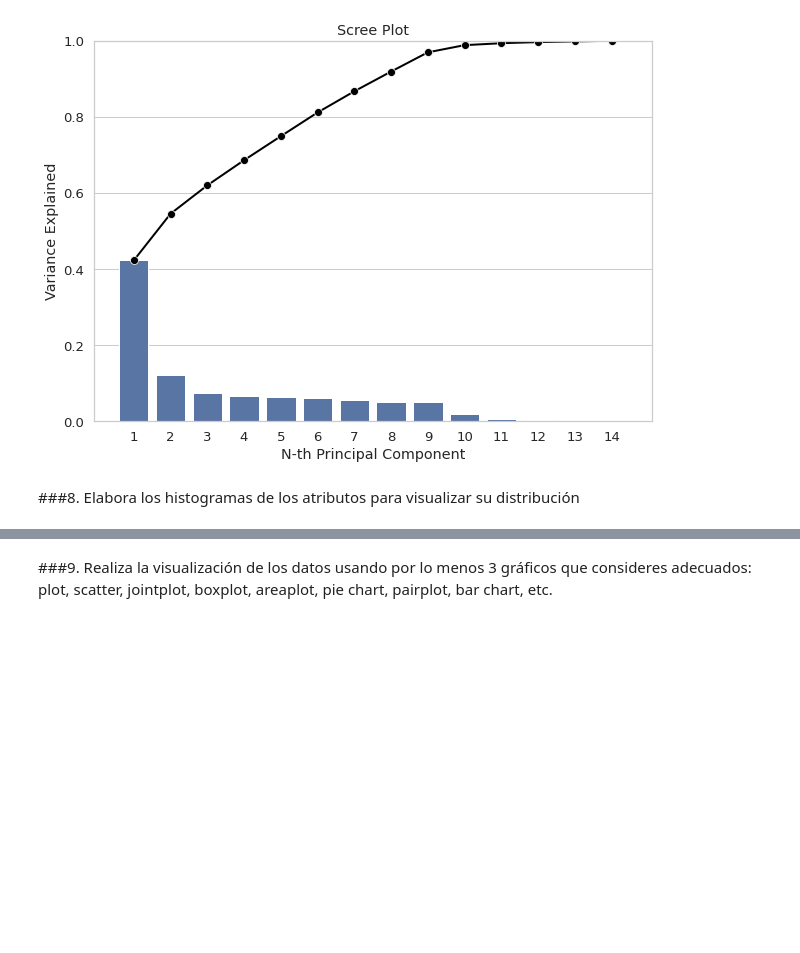
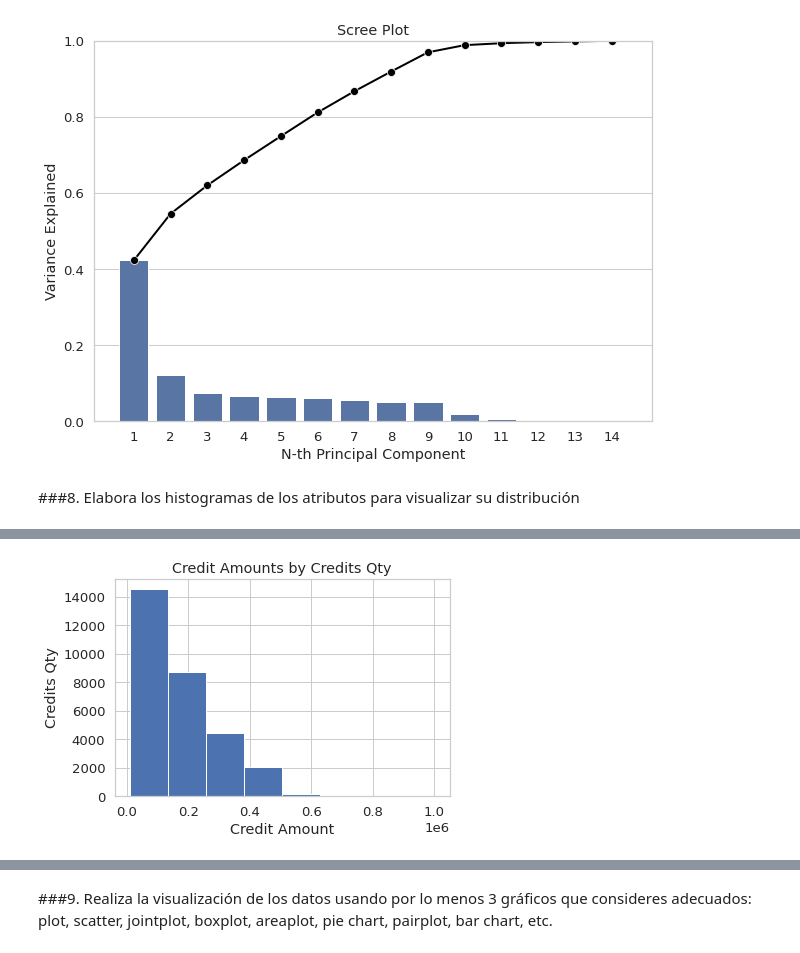
Before and after one commit to PosgradoMNA/actividades-de-aprendizaje-jeesperon, a Jupyter notebook: Act_Sem6_visualización_a01372413.ipynb, the cells around one changed output, grey strips where cells are left out. Cells and saved outputs as stored; diff of their text form; code cells hidden in the pictures; blank space fills up the shorter version.

```diff
--- a/Act_Sem6_visualización_a01372413.ipynb
+++ b/Act_Sem6_visualización_a01372413.ipynb
@@ -286,0 +298,11 @@ plt.show()
+# %%
+fig,ax = plt.subplots(1,1)
+
+a = np.array(df['X1'])
+ax.hist(a, bins = 8)
+ax.set_title("Credit Amounts by Credits Qty")
+ax.set_xlabel('Credit Amount')
+ax.set_ylabel('Credits Qty')
+plt.show()
+# %% [output]
+[figure, added]
```
Also changed, not shown: parts of 5 cells of this notebook.
